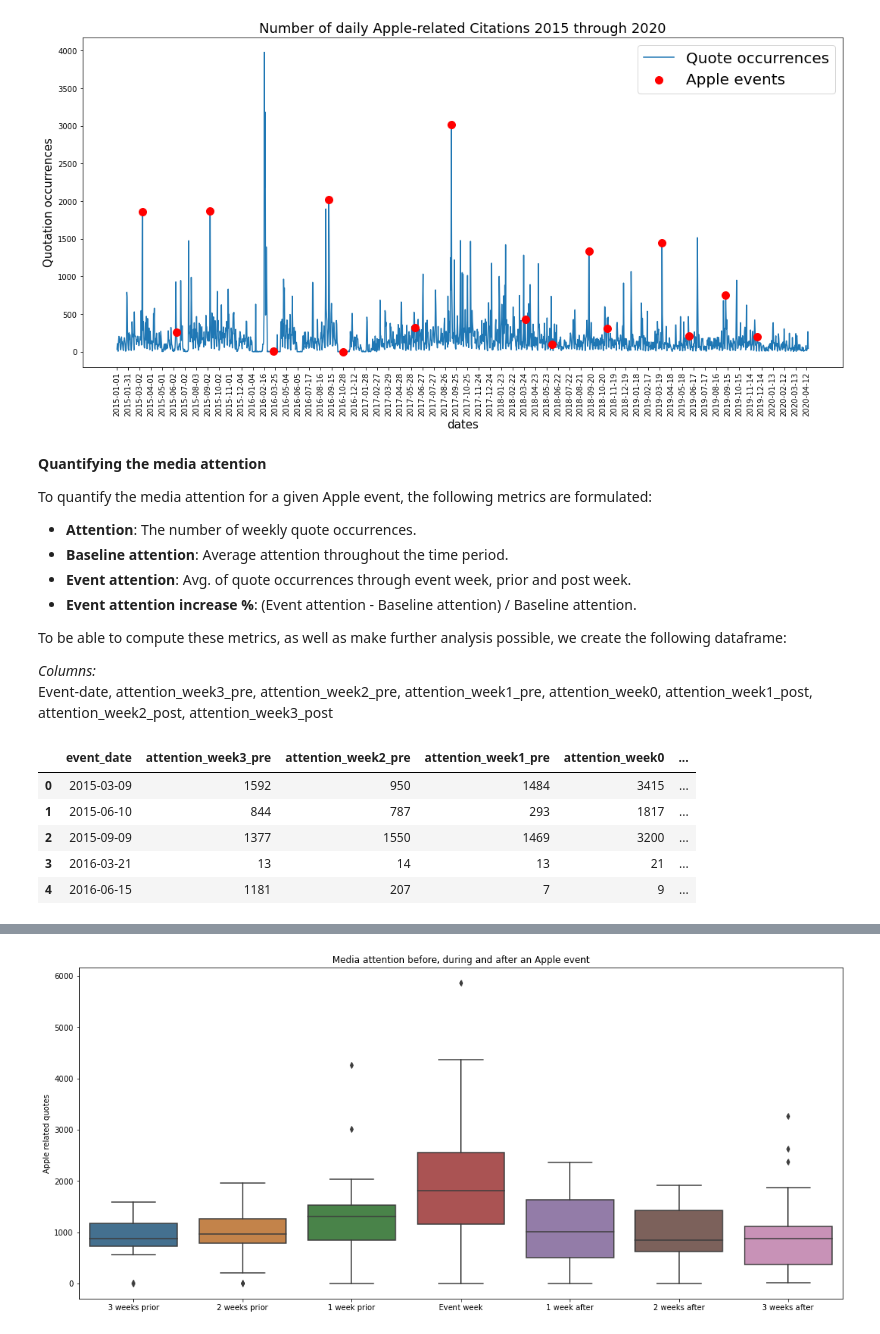
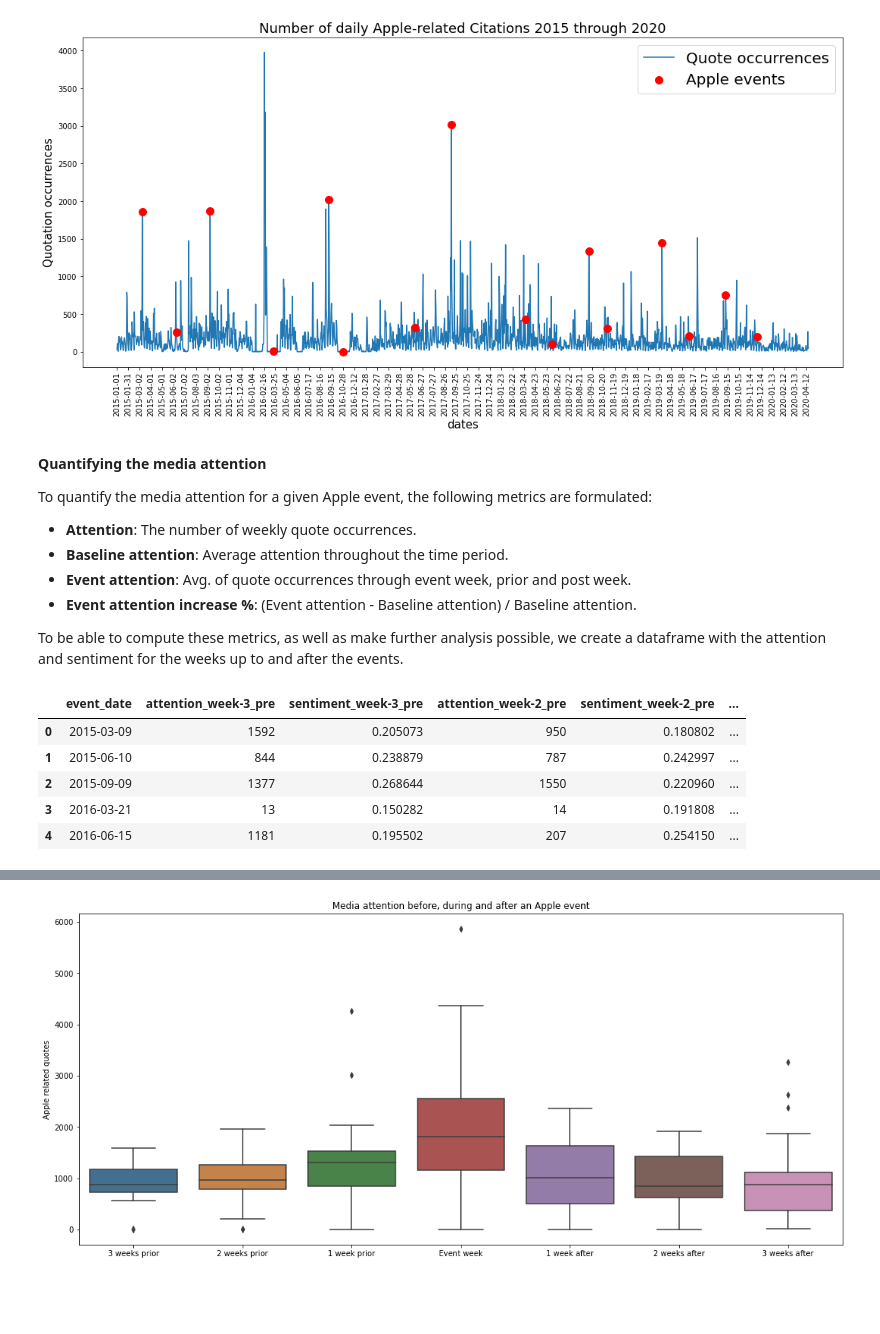
Before and after one commit to epfl-ada/ada-2021-project-club6analysis, a Jupyter notebook: product_launch_analysis.ipynb, the cells around one changed output, grey strips where cells are left out. Cells and saved outputs as stored; diff of their text form; code cells hidden in the pictures; blank space fills up the shorter version.

```diff
--- a/product_launch_analysis.ipynb
+++ b/product_launch_analysis.ipynb
@@ -23,12 +23,17 @@ apple_event_dates_str=["2015-03-09","2015-06-10","2015-09-09",
 "2019-03-25","2019-06-05","2019-09-10","2019-12-02",
 "2020-06-24","2020-09-15","2020-10-13","2020-11-10"]
 
+# load sentiment dataframe
+sentiment_df = pd.read_csv('./data/sentiment_df.csv')
+sentiment_df.head()
+
 #apple_event_dates_pd = pd.DataFrame({'Date':[dt.datetime.strptime(date, "%Y-%m-%d").date() for date in apple_event_dates_str]})
 apple_event_dates=[dt.datetime.strptime(date, "%Y-%m-%d").date() for date in apple_event_dates_str]
 
 # Clean the date column, such that it only contains date information and not timestamp
 df['date_clean'] = df.apply(lambda x: x['date'][:10],axis=1)
 df['date_clean_datetime'] = df['date_clean'].apply(lambda x: dt.datetime.strptime(x[:10], '%Y-%m-%d').date())
+sentiment_df['date_clean_datetime'] = sentiment_df['date_clean'].apply(lambda x: dt.datetime.strptime(x[:10], '%Y-%m-%d').date())
 
 # Drop outlier
 df = df.drop(df.loc[df.numOccurrences == 39978].index)
@@ -59,46 +64,54 @@ To quantify the media attention for a given Apple event, the following metrics a
 - **Event attention increase %**: (Event attention - Baseline attention) / Baseline attention.
 
 
-To be able to compute these metrics, as well as make further analysis possible, we create the following dataframe:
-
-*Columns:* \
-Event-date, attention_week3_pre, attention_week2_pre, attention_week1_pre, attention_week0, attention_week1_post, attention_week2_post, attention_week3_post
+To be able to compute these metrics, as well as make further analysis possible, we create a dataframe with the attention and sentiment for the weeks up to and after the events.
 # %%
 df_events = pd.DataFrame()
 events = []
 for date in apple_event_dates:
     if (date.year == 2019 and date.month < 12) or date.year < 2020:
         events.append(date)
 df_events['event_date'] = events
 
 # group data frame by week and year to get weekly attention numbers
 df['week'] = df.apply(lambda x: str(x['date_clean_datetime'].isocalendar()[1]), axis=1)
 df['year'] = df.apply(lambda x: str(x['date_clean_datetime'].isocalendar()[0]), axis=1)
 df['yearweek'] = df['week'] + df['year']
 df_attention = df.groupby(['year','week']).sum().reset_index()
 
+# group sentiment data frame
+sentiment_df['week'] = sentiment_df.apply(lambda x: str(x['date_clean_datetime'].isocalendar()[1]), axis=1)
+sentiment_df['year'] = sentiment_df.apply(lambda x: str(x['date_clean_datetime'].isocalendar()[0]), axis=1)
+sentiment_week = sentiment_df.groupby(['year','week']).mean().reset_index()
+
+
 def attention_query(date, num_weeks):
     "adds weeks to date and returns the attention the corresponding week and year"
     new_date = date + dt.timedelta(weeks=num_weeks)
     year = str(new_date.isocalendar()[0])
     week = str(new_date.isocalendar()[1])
     count = df_attention.loc[(df_attention.week == week) & (df_attention.year == year)].numOccurrences.item()
     return count
 
+def sentiment_query(date, num_weeks):
+    "adds weeks to date and returns the sentiment the corresponding week and year"
+    new_date = date + dt.timedelta(weeks=num_weeks)
+    year = str(new_date.isocalendar()[0])
+    week = str(new_date.isocalendar()[1])
+    sentiment = sentiment_week.loc[(sentiment_week.week == week) & (sentiment_week.year == year)].compound.item()
+    return sentiment
+
 # Create columns for all events
-df_events['attention_week3_pre'] = df_events.apply(lambda x: attention_query(x['event_date'], -3),axis=1)
-df_events['attention_week2_pre'] = df_events.apply(lambda x: attention_query(x['event_date'], -2),axis=1)
-df_events['attention_week1_pre'] = df_events.apply(lambda x: attention_query(x['event_date'], -1),axis=1)
-df_events['attention_week0'] = df_events.apply(lambda x: attention_query(x['event_date'], 0),axis=1)
-df_events['attention_week1_post'] = df_events.apply(lambda x: attention_query(x['event_date'], 1),axis=1)
-df_events['attention_week2_post'] = df_events.apply(lambda x: attention_query(x['event_date'], 2),axis=1)
-df_events['attention_week3_post'] = df_events.apply(lambda x: attention_query(x['event_date'], 3),axis=1)
+for i in [-3,-2,-1,0,1,2,3]:
+    df_events[f"""attention_week{i}{'_pre' if i < 0 else '_post' if i > 0 else ''}"""] = df_events.apply(lambda x: attention_query(x['event_date'], i),axis=1)
+    df_events[f"""sentiment_week{i}{'_pre' if i < 0 else '_post' if i > 0 else ''}"""] = df_events.apply(lambda x: sentiment_query(x['event_date'], i),axis=1)
+
 
 df_events.head()
 # %% [output]
-|  | event_date | attention_week3_pre | attention_week2_pre | attention_week1_pre | attention_week0 | ... |
-| 0 | 2015-03-09 | 1592 | 950 | 1484 | 3415 | ... |
-| 1 | 2015-06-10 | 844 | 787 | 293 | 1817 | ... |
-| 2 | 2015-09-09 | 1377 | 1550 | 1469 | 3200 | ... |
-| 3 | 2016-03-21 | 13 | 14 | 13 | 21 | ... |
-| 4 | 2016-06-15 | 1181 | 207 | 7 | 9 | ... |
+|  | event_date | attention_week-3_pre | sentiment_week-3_pre | attention_week-2_pre | sentiment_week-2_pre | ... |
+| 0 | 2015-03-09 | 1592 | 0.205073 | 950 | 0.180802 | ... |
+| 1 | 2015-06-10 | 844 | 0.238879 | 787 | 0.242997 | ... |
+| 2 | 2015-09-09 | 1377 | 0.268644 | 1550 | 0.220960 | ... |
+| 3 | 2016-03-21 | 13 | 0.150282 | 14 | 0.191808 | ... |
+| 4 | 2016-06-15 | 1181 | 0.195502 | 207 | 0.254150 | ... |
```
Also changed, not shown: parts of 8 cells of this notebook.
